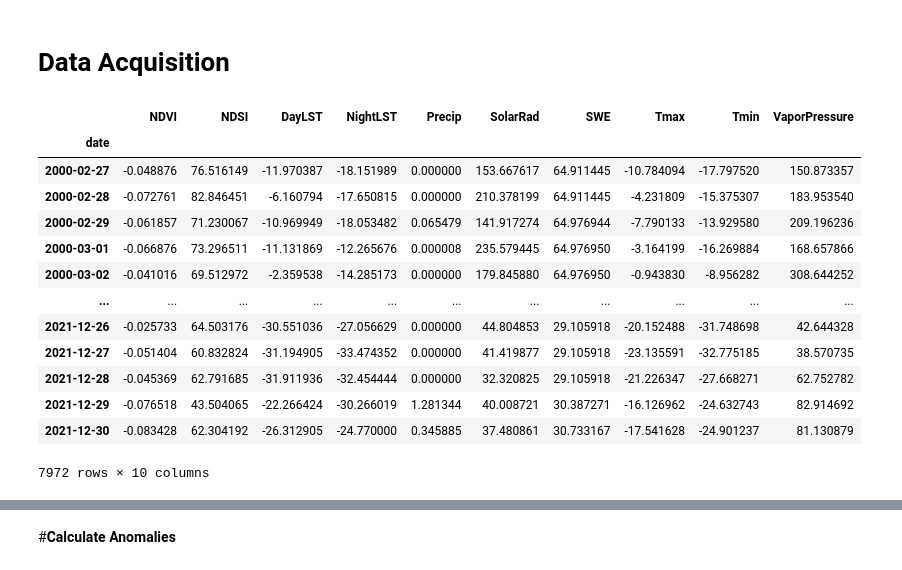
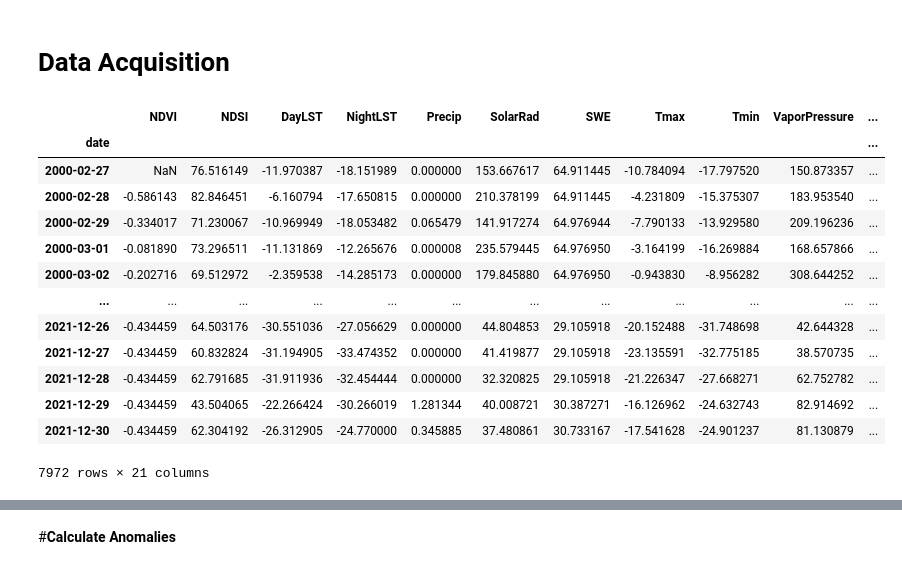
Before and after one commit to anniebritton/ISAMR-Research, a Jupyter notebook: Wapusk_GreenUp_Analysis.ipynb, the cells around one changed output, grey strips where cells are left out. Drawn from its saved outputs; the diff is of its cells as text; code cells hidden in the pictures.

```diff
--- a/Wapusk_GreenUp_Analysis.ipynb
+++ b/Wapusk_GreenUp_Analysis.ipynb
@@ -89,7 +90,7 @@ def mask_snow(image):
 mod09ga = ee.ImageCollection("MODIS/006/MOD09GA")
 
 # Filter image collections by date and apply the mask_clouds and mask_snow functions
-mod09ga_masked = mod09ga.filterDate('2000-02-27', '2021-12-31').map(mask_clouds)#.map(mask_snow)
+mod09ga_masked = mod09ga.filterDate('2000-02-27', '2021-12-31').map(mask_clouds).map(mask_snow)
 # %%
 # Next, a function to calculate and create a new NDVI band
 def get_NDVI(imagecol):
@@ -118,6 +119,17 @@ SWE_list = [ee.ImageCollection("NASA/ORNL/DAYMET_V4").filterDate('2000-02-27','2
 Tmax_list = [ee.ImageCollection("NASA/ORNL/DAYMET_V4").filterDate('2000-02-27','2021-12-31'), 'tmax', AOI, 1000]
 Tmin_list = [ee.ImageCollection("NASA/ORNL/DAYMET_V4").filterDate('2000-02-27','2021-12-31'), 'tmin', AOI, 1000]
 VaporPres_list = [ee.ImageCollection("NASA/ORNL/DAYMET_V4").filterDate('2000-02-27','2021-12-31'), 'vp', AOI, 1000]
+
+# ERA5
+Vwind_list = [ee.ImageCollection("ECMWF/ERA5_LAND/DAILY_AGGR").filterDate('2000-02-27','2021-12-31'), 'v_component_of_wind_10m', AOI, 11132]
+Uwind_list = [ee.ImageCollection("ECMWF/ERA5_LAND/DAILY_AGGR").filterDate('2000-02-27','2021-12-31'), 'u_component_of_wind_10m', AOI, 11132]
+Snowmelt_list= [ee.ImageCollection("ECMWF/ERA5_LAND/DAILY_AGGR").filterDate('2000-02-27','2021-12-31'), 'snowmelt_sum', AOI, 11132]
+Snowfall_list = [ee.ImageCollection("ECMWF/ERA5_LAND/DAILY_AGGR").filterDate('2000-02-27','2021-12-31'), 'snowfall_sum', AOI, 11132]
+Snowcover_list = [ee.ImageCollection("ECMWF/ERA5_LAND/DAILY_AGGR").filterDate('2000-02-27','2021-12-31'), 'snow_cover', AOI, 11132]
+Snowdensity_list = [ee.ImageCollection("ECMWF/ERA5_LAND/DAILY_AGGR").filterDate('2000-02-27','2021-12-31'), 'snow_density', AOI, 11132]
+Snowdepth_list = [ee.ImageCollection("ECMWF/ERA5_LAND/DAILY_AGGR").filterDate('2000-02-27','2021-12-31'), 'snow_depth', AOI, 11132]
+LAIhigh_list = [ee.ImageCollection("ECMWF/ERA5_LAND/DAILY_AGGR").filterDate('2000-02-27','2021-12-31'), 'leaf_area_index_high_vegetation', AOI, 11132]
+LAIlow_list = [ee.ImageCollection("ECMWF/ERA5_LAND/DAILY_AGGR").filterDate('2000-02-27','2021-12-31'), 'leaf_area_index_low_vegetation', AOI, 11132]
 # %%
 def spatialtimeseries(datalist):
 
@@ -173,45 +185,73 @@ SWE_df = spatialtimeseries(SWE_list)
 Tmax_df = spatialtimeseries(Tmax_list)
 Tmin_df = spatialtimeseries(Tmin_list)
 VaporPres_df = spatialtimeseries(VaporPres_list)
+# %%
+# ERA5 2
+Vwind_df = spatialtimeseries(Vwind_list)
+Uwind_df = spatialtimeseries(Uwind_list)
+Snowmelt_df = spatialtimeseries(Snowmelt_list)
+Snowfall_df = spatialtimeseries(Snowfall_list)
+# %%
+# ERA5 1
+Snowcover_df = spatialtimeseries(Snowcover_list)
+Snowdensity_df = spatialtimeseries(Snowdensity_list)
+Snowdepth_df = spatialtimeseries(Snowdepth_list)
+LAIhigh_df = spatialtimeseries(LAIhigh_list)
+LAIlow_df = spatialtimeseries(LAIlow_list)
 # %%
 # Create a list of the dataframe names
-df_list = [NDVI_df, NDSI_df, DayLST_df, NightLST_df, Precip_df, Srad_df, SWE_df, Tmax_df, Tmin_df, VaporPres_df]
+df_list = [NDVI_df, NDSI_df, DayLST_df, NightLST_df, Precip_df, Srad_df, SWE_df, Tmax_df, Tmin_df, VaporPres_df,
+           Vwind_df, Uwind_df, Snowmelt_df, Snowfall_df, Snowcover_df, Snowdensity_df, Snowdepth_df, LAIhigh_df, LAIlow_df]
 
 # Create a list of the variables names
-var_names = ['NDVI', 'NDSI', "DayLST", "NightLST", "Precip", "SolarRad", "SWE", "Tmax", "Tmin", "VaporPressure"]
+var_names = ['NDVI', 'NDSI', "DayLST", "NightLST", "Precip", "SolarRad", "SWE", "Tmax", "Tmin", "VaporPressure",
+             "VWind", "UWind", "Snowmelt", "Snowfall", "SnowCover", "SnowDensity", "SnowDepth", "LeafAreaHigh", "LeafAreaLow"]
 
 # Create an empty dataframe to fill
 df_whole = pd.DataFrame()
 
 # Set the index to match the index of the data
 # using tmin because it runs for the full daily series of data
 df_whole.index = Tmax_df.index
 
 # For loop that adds each column to the new df and renames it
 for i, df in enumerate(df_list):
   df_whole[var_names[i]] = df['mean']
 
 # reset the index to avoid annoying datetime issues
 df_whole = df_whole.reset_index()
 df_whole['date'] = pd.to_datetime(df_whole['date'], utc=True).dt.strftime('%Y-%m-%d')
 df_whole = df_whole.set_index('date')
 # df_whole.index = pd.to_datetime(df_whole.index)
 
 # interpolate missing values
 df_whole = df_whole.interpolate(method='linear')
+
+# Define wind columns
+u = df_whole['UWind']
+v = df_whole['VWind']
+
+# Calculate wind speed
+speed = np.sqrt(u**2 + v**2)
+df_whole['WindSpeed'] = speed
+
+# Calculate wind direction
+direction = np.arctan2(u, v) * 180/np.pi + 180
+df_whole['WindDirection'] = direction
+
 df_whole
 # %% [output]
-|  | NDVI | NDSI | DayLST | NightLST | Precip | SolarRad | SWE | Tmax | Tmin | VaporPressure |
-| date |  |  |  |  |  |  |  |  |  |  |
-| 2000-02-27 | -0.048876 | 76.516149 | -11.970387 | -18.151989 | 0.000000 | 153.667617 | 64.911445 | -10.784094 | -17.797520 | 150.873357 |
-| 2000-02-28 | -0.072761 | 82.846451 | -6.160794 | -17.650815 | 0.000000 | 210.378199 | 64.911445 | -4.231809 | -15.375307 | 183.953540 |
-| 2000-02-29 | -0.061857 | 71.230067 | -10.969949 | -18.053482 | 0.065479 | 141.917274 | 64.976944 | -7.790133 | -13.929580 | 209.196236 |
-| 2000-03-01 | -0.066876 | 73.296511 | -11.131869 | -12.265676 | 0.000008 | 235.579445 | 64.976950 | -3.164199 | -16.269884 | 168.657866 |
-| 2000-03-02 | -0.041016 | 69.512972 | -2.359538 | -14.285173 | 0.000000 | 179.845880 | 64.976950 | -0.943830 | -8.956282 | 308.644252 |
-| ... | ... | ... | ... | ... | ... | ... | ... | ... | ... | ... |
-| 2021-12-26 | -0.025733 | 64.503176 | -30.551036 | -27.056629 | 0.000000 | 44.804853 | 29.105918 | -20.152488 | -31.748698 | 42.644328 |
-| 2021-12-27 | -0.051404 | 60.832824 | -31.194905 | -33.474352 | 0.000000 | 41.419877 | 29.105918 | -23.135591 | -32.775185 | 38.570735 |
-| 2021-12-28 | -0.045369 | 62.791685 | -31.911936 | -32.454444 | 0.000000 | 32.320825 | 29.105918 | -21.226347 | -27.668271 | 62.752782 |
-| 2021-12-29 | -0.076518 | 43.504065 | -22.266424 | -30.266019 | 1.281344 | 40.008721 | 30.387271 | -16.126962 | -24.632743 | 82.914692 |
-| 2021-12-30 | -0.083428 | 62.304192 | -26.312905 | -24.770000 | 0.345885 | 37.480861 | 30.733167 | -17.541628 | -24.901237 | 81.130879 |
+|  | NDVI | NDSI | DayLST | NightLST | Precip | SolarRad | SWE | Tmax | Tmin | VaporPressure | ... |
+| date |  |  |  |  |  |  |  |  |  |  | ... |
+| 2000-02-27 | NaN | 76.516149 | -11.970387 | -18.151989 | 0.000000 | 153.667617 | 64.911445 | -10.784094 | -17.797520 | 150.873357 | ... |
+| 2000-02-28 | -0.586143 | 82.846451 | -6.160794 | -17.650815 | 0.000000 | 210.378199 | 64.911445 | -4.231809 | -15.375307 | 183.953540 | ... |
+| 2000-02-29 | -0.334017 | 71.230067 | -10.969949 | -18.053482 | 0.065479 | 141.917274 | 64.976944 | -7.790133 | -13.929580 | 209.196236 | ... |
+| 2000-03-01 | -0.081890 | 73.296511 | -11.131869 | -12.265676 | 0.000008 | 235.579445 | 64.976950 | -3.164199 | -16.269884 | 168.657866 | ... |
+| 2000-03-02 | -0.202716 | 69.512972 | -2.359538 | -14.285173 | 0.000000 | 179.845880 | 64.976950 | -0.943830 | -8.956282 | 308.644252 | ... |
+| ... | ... | ... | ... | ... | ... | ... | ... | ... | ... | ... | ... |
+| 2021-12-26 | -0.434459 | 64.503176 | -30.551036 | -27.056629 | 0.000000 | 44.804853 | 29.105918 | -20.152488 | -31.748698 | 42.644328 | ... |
+| 2021-12-27 | -0.434459 | 60.832824 | -31.194905 | -33.474352 | 0.000000 | 41.419877 | 29.105918 | -23.135591 | -32.775185 | 38.570735 | ... |
+| 2021-12-28 | -0.434459 | 62.791685 | -31.911936 | -32.454444 | 0.000000 | 32.320825 | 29.105918 | -21.226347 | -27.668271 | 62.752782 | ... |
+| 2021-12-29 | -0.434459 | 43.504065 | -22.266424 | -30.266019 | 1.281344 | 40.008721 | 30.387271 | -16.126962 | -24.632743 | 82.914692 | ... |
+| 2021-12-30 | -0.434459 | 62.304192 | -26.312905 | -24.770000 | 0.345885 | 37.480861 | 30.733167 | -17.541628 | -24.901237 | 81.130879 | ... |
-7972 rows × 10 columns
+7972 rows × 21 columns
```
Also changed, not shown: parts of 26 cells of this notebook.
